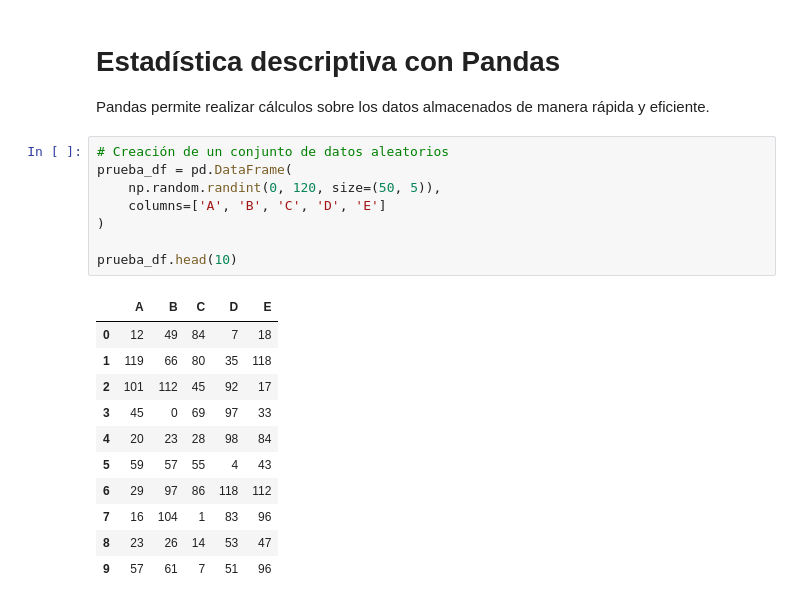
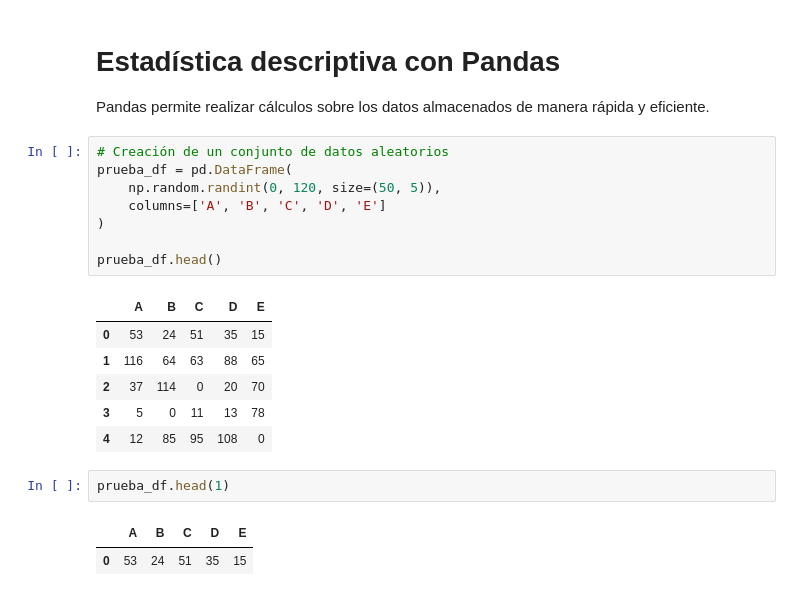
Before and after one commit to jinchuika/umg-ai, a Jupyter notebook: clase2/1-3_estadistica-pandas.ipynb, the cells around one changed output. Drawn from its saved outputs; the diff is of its cells as text.

```diff
--- a/clase2/1-3_estadistica-pandas.ipynb
+++ b/clase2/1-3_estadistica-pandas.ipynb
@@ -103,23 +164,23 @@ Pandas permite realizar cálculos sobre los datos almacenados de manera rápida
 # %%
 # Creación de un conjunto de datos aleatorios
 prueba_df = pd.DataFrame(
     np.random.randint(0, 120, size=(50, 5)),
     columns=['A', 'B', 'C', 'D', 'E']
 )
 
-prueba_df.head(10)
+prueba_df.head()
 # %% [output]
 |  | A | B | C | D | E |
-| 0 | 12 | 49 | 84 | 7 | 18 |
-| 1 | 119 | 66 | 80 | 35 | 118 |
-| 2 | 101 | 112 | 45 | 92 | 17 |
-| 3 | 45 | 0 | 69 | 97 | 33 |
-| 4 | 20 | 23 | 28 | 98 | 84 |
-| 5 | 59 | 57 | 55 | 4 | 43 |
-| 6 | 29 | 97 | 86 | 118 | 112 |
-| 7 | 16 | 104 | 1 | 83 | 96 |
-| 8 | 23 | 26 | 14 | 53 | 47 |
-| 9 | 57 | 61 | 7 | 51 | 96 |
+| 0 | 53 | 24 | 51 | 35 | 15 |
+| 1 | 116 | 64 | 63 | 88 | 65 |
+| 2 | 37 | 114 | 0 | 20 | 70 |
+| 3 | 5 | 0 | 11 | 13 | 78 |
+| 4 | 12 | 85 | 95 | 108 | 0 |
+# %%
+prueba_df.head(1)
+# %% [output]
+|  | A | B | C | D | E |
+| 0 | 53 | 24 | 51 | 35 | 15 |
 # %%
 # Distribución
 prueba_df.boxplot()
```
Also changed, not shown: parts of 15 cells of this notebook, 11 other files.
